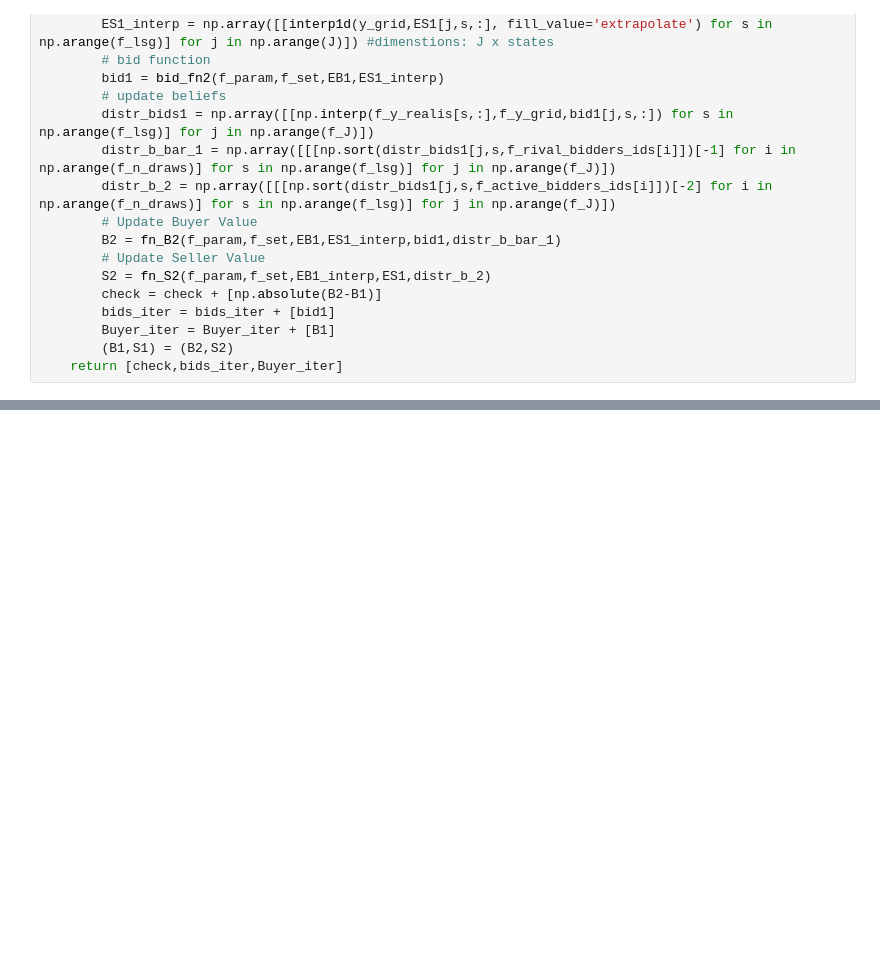
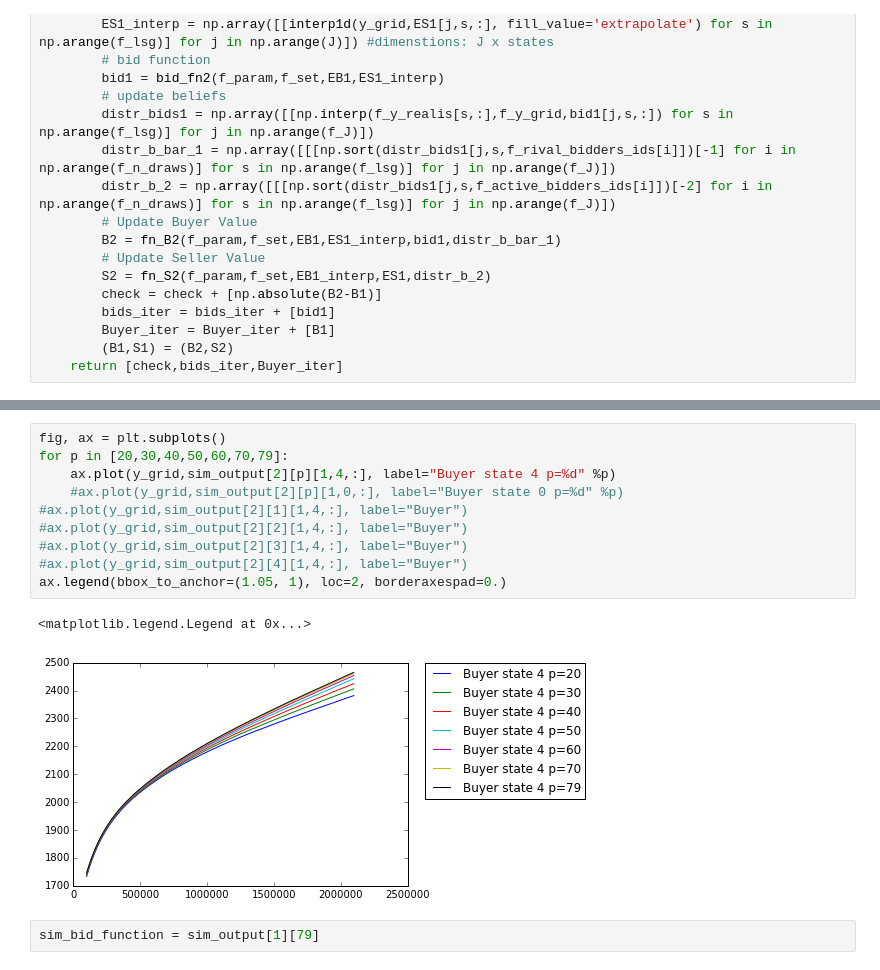
Before and after one commit to wolfgangrid/car_auctions_jupyter, a Jupyter notebook: cars_model_jupyter_state.ipynb, the cells around one changed output, grey strips where cells are left out. Drawn from its saved outputs; the diff is of its cells as text; blank space fills up the shorter version.

```diff
--- a/cars_model_jupyter_state.ipynb
+++ b/cars_model_jupyter_state.ipynb
@@ -313,2 +307,17 @@ check1
+# %%
+fig, ax = plt.subplots()
+for p in [20,30,40,50,60,70,79]:
+    ax.plot(y_grid,sim_output[2][p][1,4,:], label="Buyer state 4 p=%d" %p)
+    #ax.plot(y_grid,sim_output[2][p][1,0,:], label="Buyer state 0 p=%d" %p)
+#ax.plot(y_grid,sim_output[2][1][1,4,:], label="Buyer")
+#ax.plot(y_grid,sim_output[2][2][1,4,:], label="Buyer")
+#ax.plot(y_grid,sim_output[2][3][1,4,:], label="Buyer")
+#ax.plot(y_grid,sim_output[2][4][1,4,:], label="Buyer")
+ax.legend(bbox_to_anchor=(1.05, 1), loc=2, borderaxespad=0.)
+# %% [output]
+<matplotlib.legend.Legend at 0x...>
+[figure, added]
+# %%
+sim_bid_function = sim_output[1][79]
 # %%
 fig, ax = plt.subplots()
```
Also changed, not shown: parts of 17 cells of this notebook.
